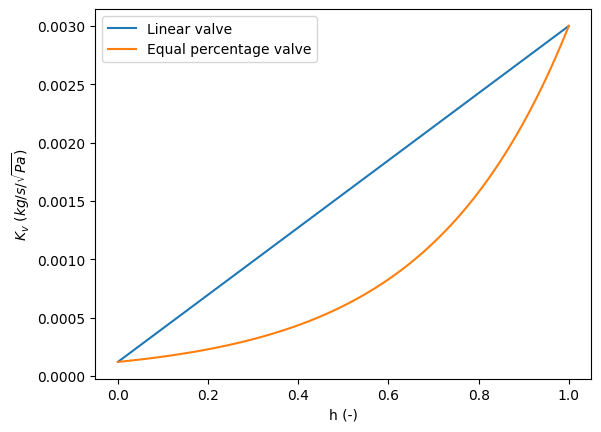
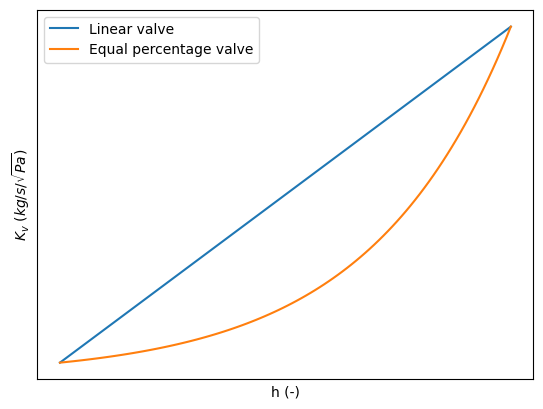
Unified diff of the notebook cell whose output changed from the first chart to the second:
--- before
+++ after
@@ -5,23 +5,6 @@
     return (Kvs / Kv0) ** (h-1) * Kvs
 
-# def Kvleak_func(h,Kvs):
-#     Kvleak = Kvs/2000
-#     return (Kvs/Kvleak) ** (h-1)*Kvleak
-
-# def Kv_real_func(h,Kvs,h_star):
-#     Kv0 = Kvs/25
-#     Kvleak = Kvs/2000
-
-#     if h < h_star:
-#         Kv = Kvleak + h*(Kv_ideal_func(0.1,Kvs) - Kvleak)/h_star
-#         # Kv = Kvleak_func(h, Kvs/100)
-#     else:
-#         Kv = (Kvs/Kv0) ** (h-1)* Kvs
-#     return Kv
-
-# For plotting in thesis 
-
 def linear_valve_func(h, Kvs, Kv0, Kvleak, h_star):
-    def linear_ideal_func(h, Kvs, Kv0):
+    def linear_ideal_func(h):
         return h * (Kvs - Kv0) + Kv0
 
@@ -29,9 +12,9 @@
         Kv = Kvleak + h*(linear_ideal_func(h_star,Kvs,Kv0) - Kvleak)/h_star
     else:
-        Kv = linear_ideal_func(h, Kvs, Kv0)
+        Kv = linear_ideal_func(h)
     return Kv
 
 def equal_percentage_valve_func(h, Kvs, Kv0, Kvleak, h_star):
-    def equal_ideal_func(h, Kvs, Kv0):
+    def equal_ideal_func(h):
         return (Kvs / Kv0) ** (h-1) * Kvs    
 
@@ -39,5 +22,5 @@
         Kv = Kvleak + h*(equal_ideal_func(h_star,Kvs, Kv0) - Kvleak)/h_star
     else:
-        Kv = equal_ideal_func(h, Kvs, Kv0)
+        Kv = equal_ideal_func(h)
     return Kv
 
@@ -47,5 +30,5 @@
 Kv0 = Kvs/25
 Kvleak = Kvs/2000
-h_star = 0.01
+h_star = 0
 
 Kv_linear_array = []
@@ -60,9 +43,10 @@
 ax.plot(h_array, Kv_linear_array, label='Linear valve')
 ax.plot(h_array, Kv_equal_array, label='Equal percentage valve')
+
+ax.set_xticks([])
+ax.set_yticks([])
 # ---------------------------------------------------------------------------
 # Plot
 # ---------------------------------------------------------------------------
-
-
 
 plt.xlabel('h (-)')
@@ -71,2 +55,4 @@
 plt.legend()
 plt.show()
+
+

Commit: thesis plots + results